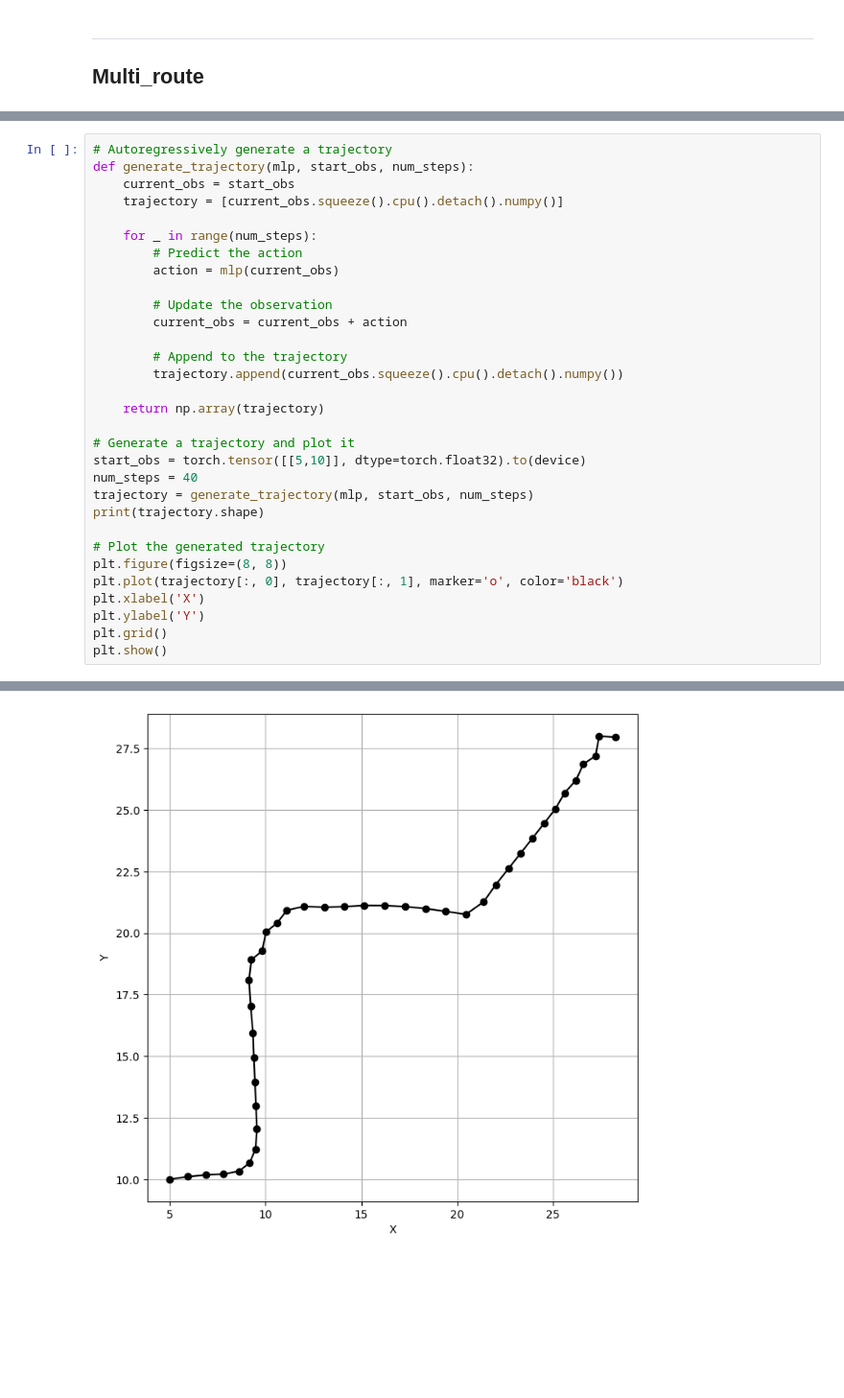
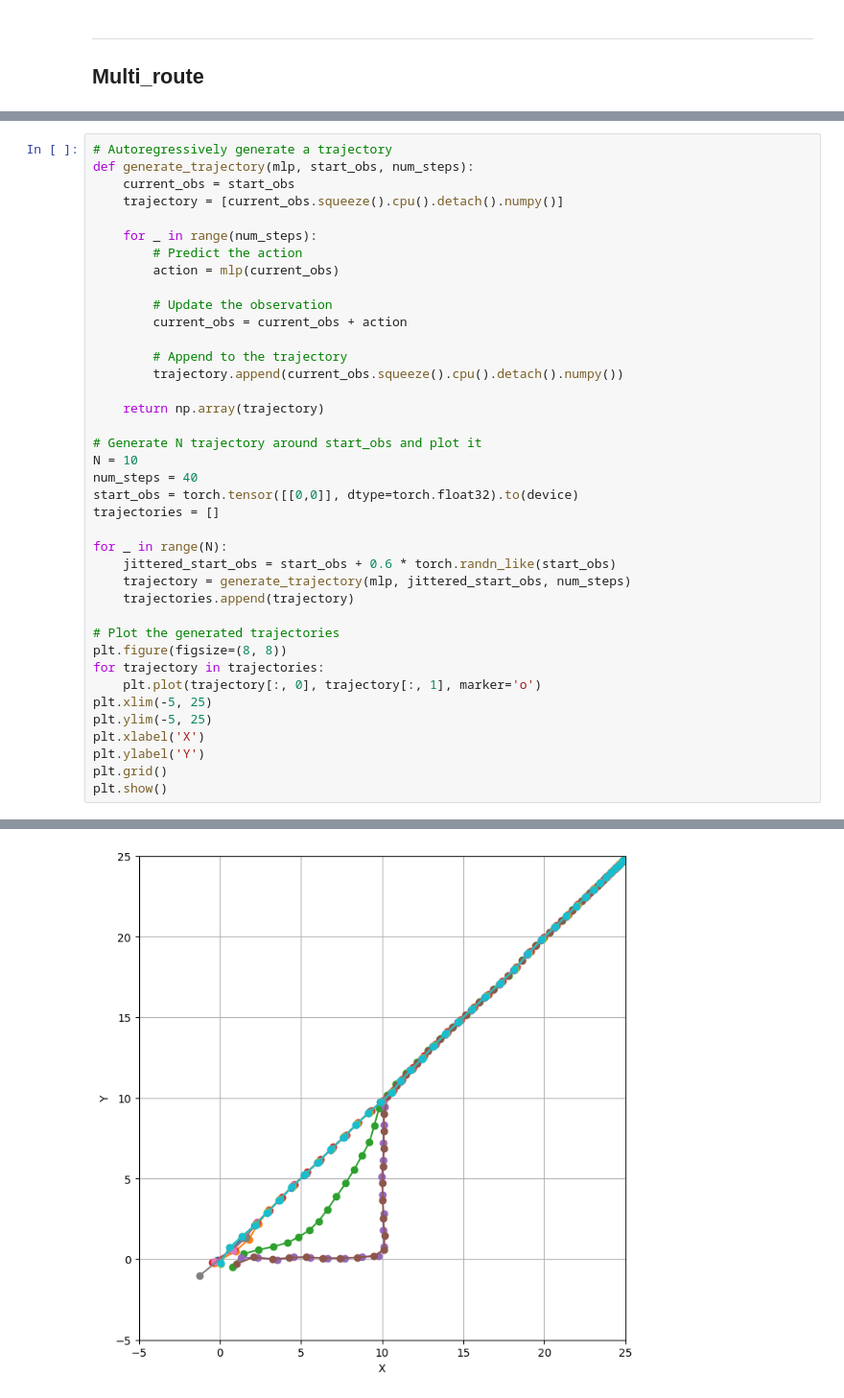
Before and after one commit to zipping-suger/MultiModLearn, a Jupyter notebook: note.ipynb, the cells around one changed output, grey strips where cells are left out. Shown at 96% size. Saved outputs shown, nothing was run; the diff lists cells and outputs as text; blank space fills up the shorter version.

```diff
--- a/note.ipynb
+++ b/note.ipynb
@@ -1391,15 +1134,23 @@ def generate_trajectory(mlp, start_obs, num_steps):
 
     return np.array(trajectory)
 
-# Generate a trajectory and plot it
-start_obs = torch.tensor([[5,10]], dtype=torch.float32).to(device)
+# Generate N trajectory around start_obs and plot it
+N = 10
 num_steps = 40
-trajectory = generate_trajectory(mlp, start_obs, num_steps)
-print(trajectory.shape)
+start_obs = torch.tensor([[0,0]], dtype=torch.float32).to(device)
+trajectories = []
 
-# Plot the generated trajectory
+for _ in range(N):
+    jittered_start_obs = start_obs + 0.6 * torch.randn_like(start_obs)
+    trajectory = generate_trajectory(mlp, jittered_start_obs, num_steps)
+    trajectories.append(trajectory)
+
+# Plot the generated trajectories
 plt.figure(figsize=(8, 8))
-plt.plot(trajectory[:, 0], trajectory[:, 1], marker='o', color='black')
+for trajectory in trajectories:
+    plt.plot(trajectory[:, 0], trajectory[:, 1], marker='o')
+plt.xlim(-5, 25)
+plt.ylim(-5, 25)
 plt.xlabel('X')
 plt.ylabel('Y')
 plt.grid()
@@ -1409 +1159 @@ plt.show()
-[figure, old version]
+[figure, new version]
```
Also changed, not shown: parts of 12 cells of this notebook.
